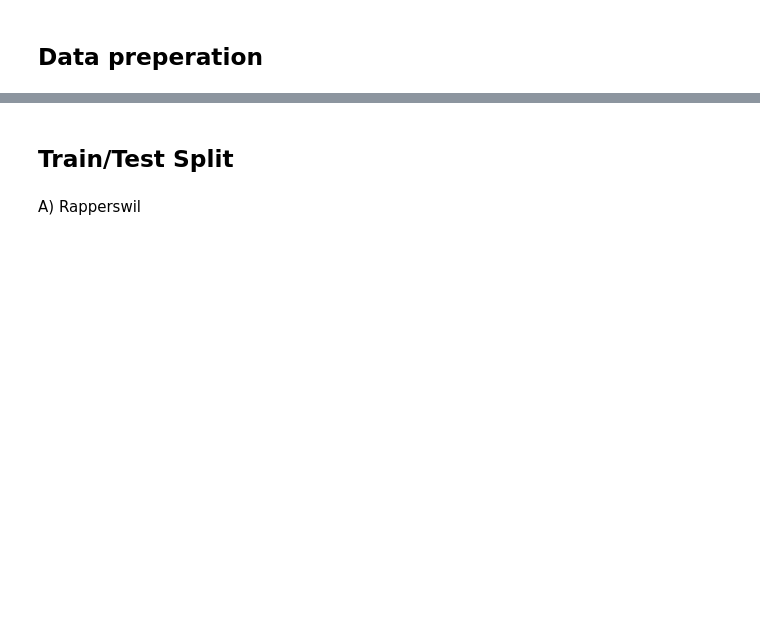
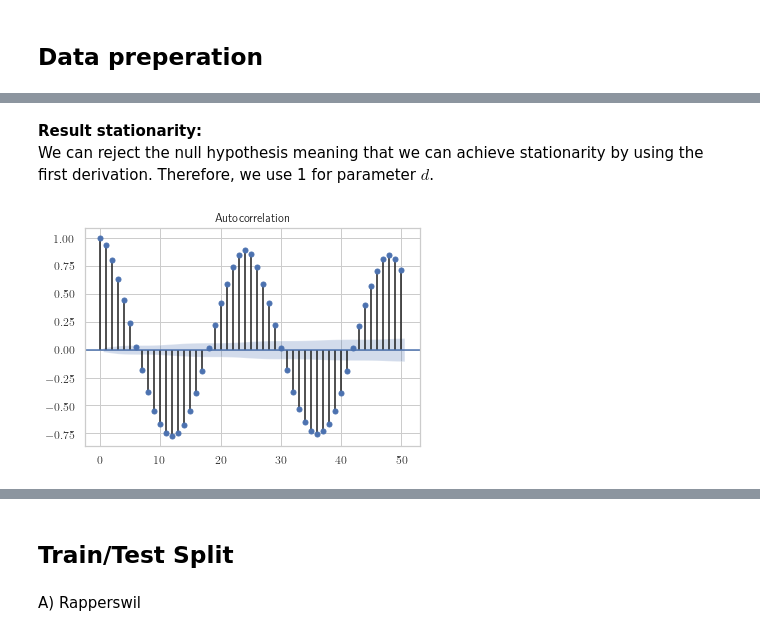
Before and after one commit to christopherkindl/start-hack-2021, a Jupyter notebook: 01_ml/time_series_model.ipynb, the cells around one changed output, grey strips where cells are left out. Drawn from its saved outputs; the diff is of its cells as text; code cells hidden in the pictures; blank space fills up the shorter version.

```diff
--- a/01_ml/time_series_model.ipynb
+++ b/01_ml/time_series_model.ipynb
@@ -15,7 +15,6 @@ import matplotlib.pyplot as plt
 from matplotlib.ticker import PercentFormatter
 from matplotlib.ticker import MaxNLocator
 import seaborn as sns
-sns.set_style("whitegrid")
 mpl.rc('axes', labelsize=14)
 mpl.rc('xtick', labelsize=12)
 mpl.rc('ytick', labelsize=12)
@@ -53,6 +52,7 @@ warnings.filterwarnings('ignore', category=FutureWarning)
 from statsmodels.tsa.seasonal import seasonal_decompose
 from statsmodels.tsa.stattools import adfuller
 from statsmodels.graphics.tsaplots import plot_acf, plot_pacf
+from statsmodels.tsa.arima.model import ARIMA
 
 # indicate how many differencing rounds are necessary
 from pmdarima.arima.utils import ndiffs
@@ -582,0 +537,10 @@ attributes = num_attribs + cat_encoder_attribs
+# %%
+# convert column
+df_rapperswil['date_only'] = df_rapperswil['date_only'].dt.date
+
+# split df into train and test set
+split_date = '2021-07-01'
+split_date = datetime.strptime(split_date, '%Y-%m-%d').date()
+
+df_train = df_rapperswil.loc[df_rapperswil['date_only'] <= split_date].copy()
+df_test = df_rapperswil.loc[df_rapperswil['date_only'] > split_date].copy()
@@ -582,0 +583,4 @@ attributes = num_attribs + cat_encoder_attribs
+# %%
+df_rapperswil['1_difference'] = df_rapperswil['occupancy_rate'] - df_rapperswil['occupancy_rate'].shift(1)
+result = adfuller(df_rapperswil['1_difference'].dropna())
+dict(zip(['adf', 'pvalue', 'usedlag', 'nobs', 'critical' 'values', 'icbest'],result))
@@ -582,0 +596,7 @@ attributes = num_attribs + cat_encoder_attribs
+# %% [markdown]
+**Result stationarity:** \
+We can reject the null hypothesis meaning that we can achieve stationarity by using the first derivation. Therefore, we use 1 for parameter $d$.
+# %%
+acf = plot_acf(df_rapperswil.occupancy_rate, lags = 50)
+# %% [output]
+[figure, added]
```
Also changed, not shown: parts of 32 cells of this notebook, 8 other files.
